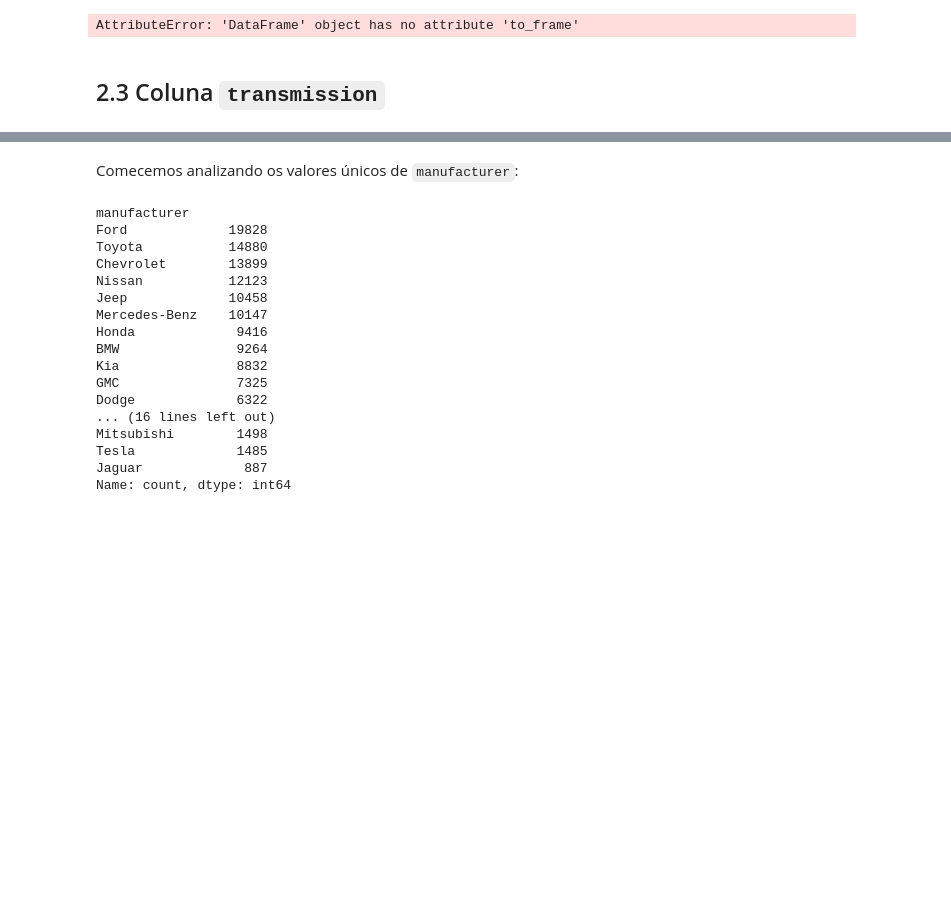
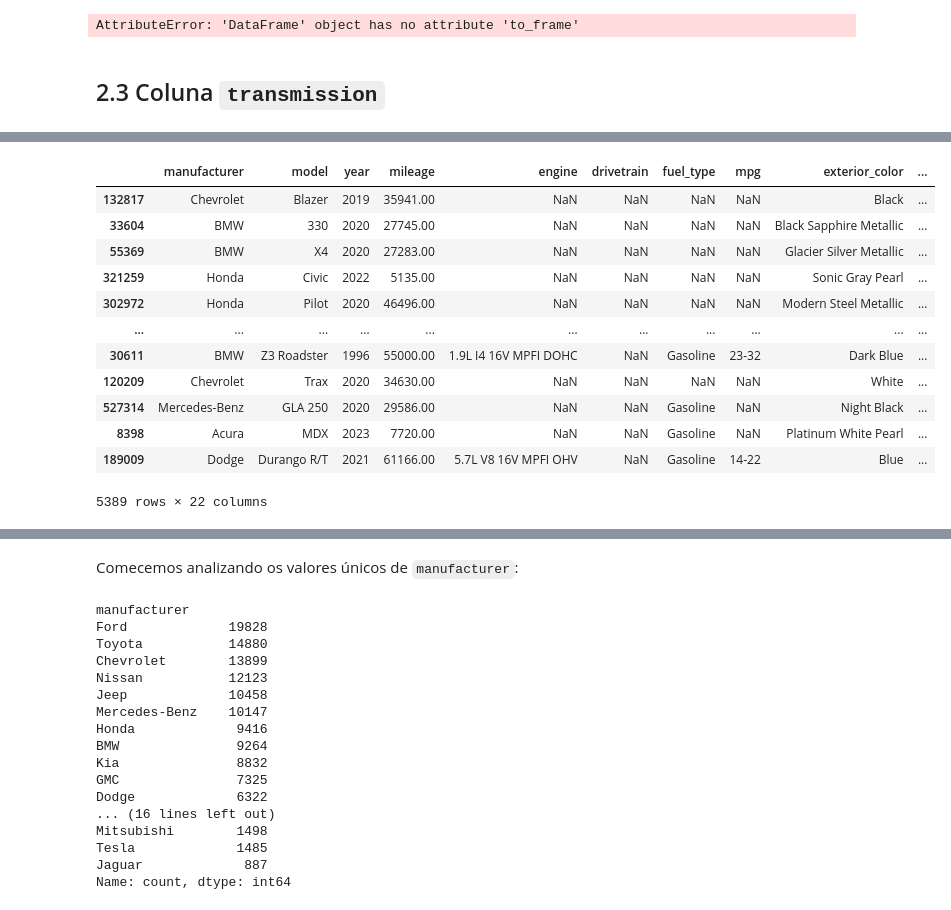
Before and after one commit to BaRobles/Compass_Data_Science, a Jupyter notebook: Sprint-2/Sprint 2.ipynb, the cells around one changed output, grey strips where cells are left out. Drawn from its saved outputs; the diff is of its cells as text; code cells hidden in the pictures; blank space fills up the shorter version.

```diff
--- a/Sprint-2/Sprint 2.ipynb
+++ b/Sprint-2/Sprint 2.ipynb
@@ -263,0 +320,16 @@ cars_df.head()
+# %%
+cars_df[cars_df['category'] == 'Other']
+# %% [output]
+|  | manufacturer | model | year | mileage | engine | drivetrain | fuel_type | mpg | exterior_color | ... |
+| 132817 | Chevrolet | Blazer | 2019 | 35941.00 | NaN | NaN | NaN | NaN | Black | ... |
+| 33604 | BMW | 330 | 2020 | 27745.00 | NaN | NaN | NaN | NaN | Black Sapphire Metallic | ... |
+| 55369 | BMW | X4 | 2020 | 27283.00 | NaN | NaN | NaN | NaN | Glacier Silver Metallic | ... |
+| 321259 | Honda | Civic | 2022 | 5135.00 | NaN | NaN | NaN | NaN | Sonic Gray Pearl | ... |
+| 302972 | Honda | Pilot | 2020 | 46496.00 | NaN | NaN | NaN | NaN | Modern Steel Metallic | ... |
+| ... | ... | ... | ... | ... | ... | ... | ... | ... | ... | ... |
+| 30611 | BMW | Z3 Roadster | 1996 | 55000.00 | 1.9L I4 16V MPFI DOHC | NaN | Gasoline | 23-32 | Dark Blue | ... |
+| 120209 | Chevrolet | Trax | 2020 | 34630.00 | NaN | NaN | NaN | NaN | White | ... |
+| 527314 | Mercedes-Benz | GLA 250 | 2020 | 29586.00 | NaN | NaN | Gasoline | NaN | Night Black | ... |
+| 8398 | Acura | MDX | 2023 | 7720.00 | NaN | NaN | Gasoline | NaN | Platinum White Pearl | ... |
+| 189009 | Dodge | Durango R/T | 2021 | 61166.00 | 5.7L V8 16V MPFI OHV | NaN | Gasoline | 14-22 | Blue | ... |
+5389 rows × 22 columns
```
Also changed, not shown: parts of 22 cells of this notebook.
